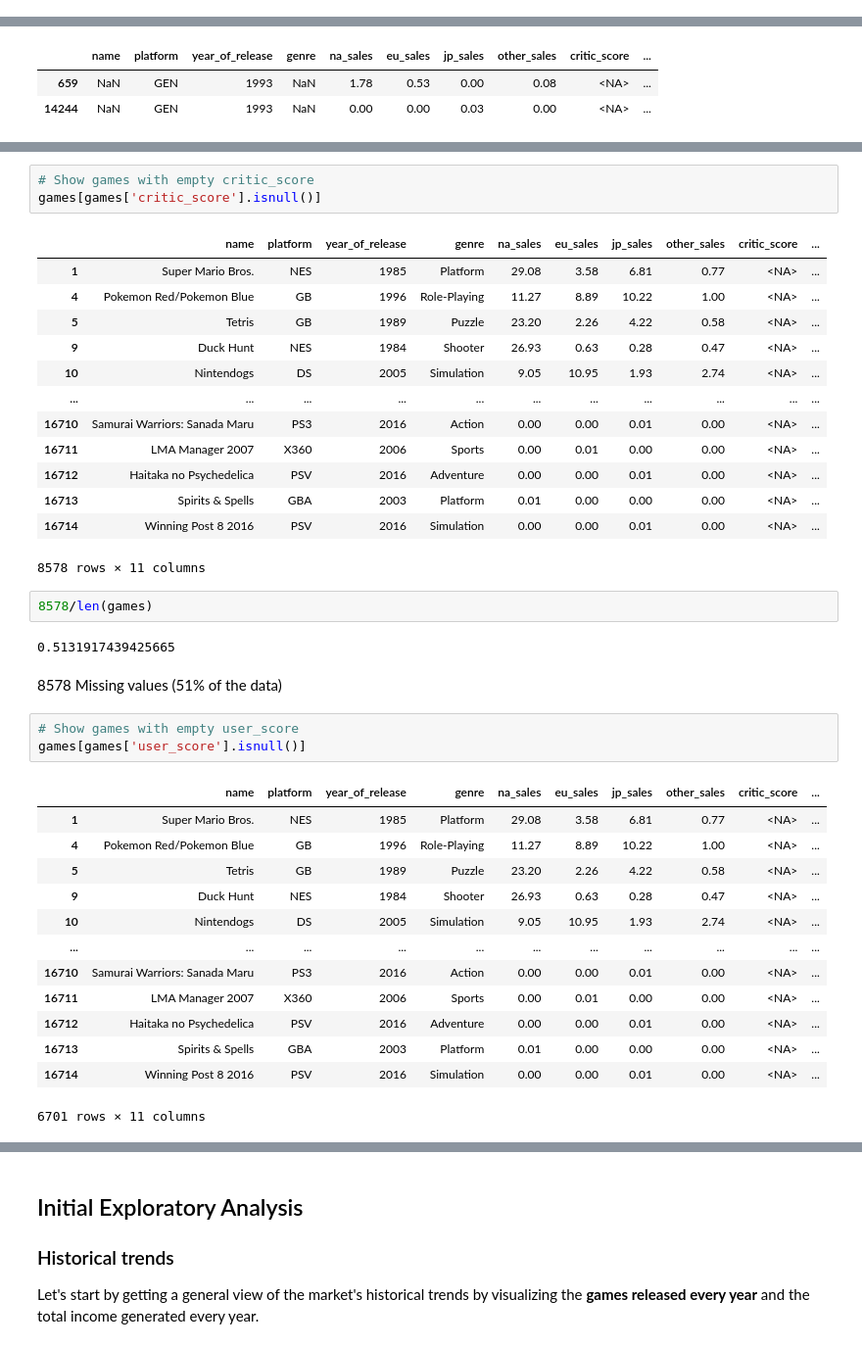
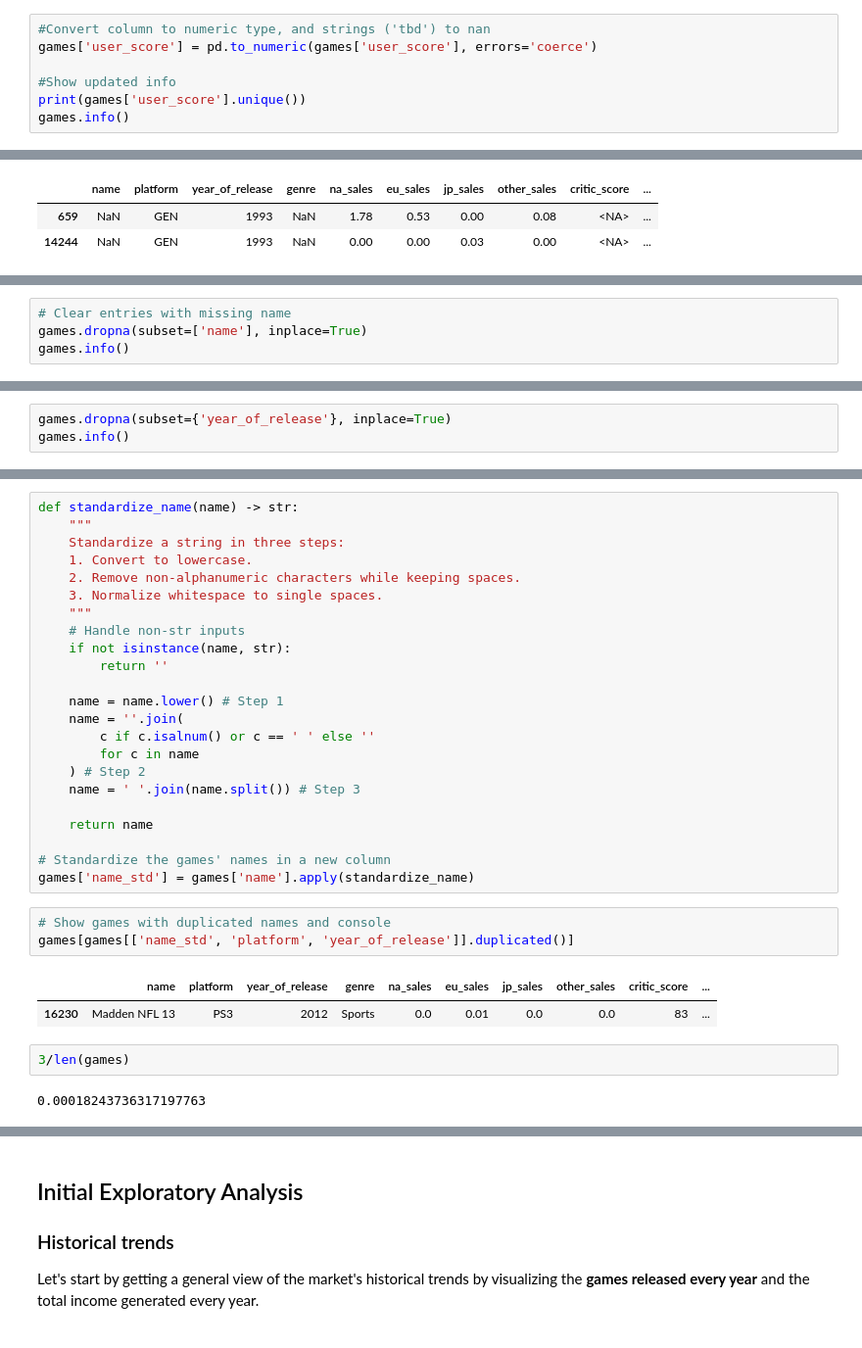
Before and after one commit to PabloHermun/videogames_succes, a Jupyter notebook: notebook.ipynb, the cells around one changed output, grey strips where cells are left out. Shown: that part at 98% size. Cells and saved outputs as stored; diff of their text form.

```diff
--- a/notebook.ipynb
+++ b/notebook.ipynb
@@ -126,0 +125,7 @@ games['critic_score'] = games['critic_score'].astype('Int64')
+# %%
+#Convert column to numeric type, and strings ('tbd') to nan
+games['user_score'] = pd.to_numeric(games['user_score'], errors='coerce')
+
+#Show updated info
+print(games['user_score'].unique())
+games.info()
@@ -215,0 +189,4 @@ One of them is the highest selling for the company that year and the other one i
+# %%
+# Clear entries with missing name
+games.dropna(subset=['name'], inplace=True)
+games.info()
@@ -240,0 +255,3 @@ Let's check what percentage of the total sales they represent to decide if we ca
+# %%
+games.dropna(subset={'year_of_release'}, inplace=True)
+games.info()
@@ -241,40 +309,33 @@ Let's check what percentage of the total sales they represent to decide if we ca
+# %%
+def standardize_name(name) -> str:
+    """
+    Standardize a string in three steps:
+    1. Convert to lowercase.
+    2. Remove non-alphanumeric characters while keeping spaces.
+    3. Normalize whitespace to single spaces.
+    """
+    # Handle non-str inputs
+    if not isinstance(name, str):
+        return ''
+
+    name = name.lower() # Step 1
+    name = ''.join(
+        c if c.isalnum() or c == ' ' else ''
+        for c in name
+    ) # Step 2
+    name = ' '.join(name.split()) # Step 3
+
+    return name
+
+# Standardize the games' names in a new column
+games['name_std'] = games['name'].apply(standardize_name)
 # %%
-# Show games with empty critic_score
-games[games['critic_score'].isnull()]
+# Show games with duplicated names and console
+games[games[['name_std', 'platform', 'year_of_release']].duplicated()]
 # %% [output]
 |  | name | platform | year_of_release | genre | na_sales | eu_sales | jp_sales | other_sales | critic_score | ... |
-| 1 | Super Mario Bros. | NES | 1985 | Platform | 29.08 | 3.58 | 6.81 | 0.77 | <NA> | ... |
-| 4 | Pokemon Red/Pokemon Blue | GB | 1996 | Role-Playing | 11.27 | 8.89 | 10.22 | 1.00 | <NA> | ... |
-| 5 | Tetris | GB | 1989 | Puzzle | 23.20 | 2.26 | 4.22 | 0.58 | <NA> | ... |
-| 9 | Duck Hunt | NES | 1984 | Shooter | 26.93 | 0.63 | 0.28 | 0.47 | <NA> | ... |
-| 10 | Nintendogs | DS | 2005 | Simulation | 9.05 | 10.95 | 1.93 | 2.74 | <NA> | ... |
-| ... | ... | ... | ... | ... | ... | ... | ... | ... | ... | ... |
-| 16710 | Samurai Warriors: Sanada Maru | PS3 | 2016 | Action | 0.00 | 0.00 | 0.01 | 0.00 | <NA> | ... |
-| 16711 | LMA Manager 2007 | X360 | 2006 | Sports | 0.00 | 0.01 | 0.00 | 0.00 | <NA> | ... |
-| 16712 | Haitaka no Psychedelica | PSV | 2016 | Adventure | 0.00 | 0.00 | 0.01 | 0.00 | <NA> | ... |
-| 16713 | Spirits & Spells | GBA | 2003 | Platform | 0.01 | 0.00 | 0.00 | 0.00 | <NA> | ... |
-| 16714 | Winning Post 8 2016 | PSV | 2016 | Simulation | 0.00 | 0.00 | 0.01 | 0.00 | <NA> | ... |
+| 16230 | Madden NFL 13 | PS3 | 2012 | Sports | 0.0 | 0.01 | 0.0 | 0.0 | 83 | ... |
-8578 rows × 11 columns
 # %%
-8578/len(games)
+3/len(games)
 # %% [output]
-0.5131917439425665
+0.00018243736317197763
-# %% [markdown]
-8578 Missing values (51% of the data)
-# %%
-# Show games with empty user_score
-games[games['user_score'].isnull()]
-# %% [output]
-|  | name | platform | year_of_release | genre | na_sales | eu_sales | jp_sales | other_sales | critic_score | ... |
-| 1 | Super Mario Bros. | NES | 1985 | Platform | 29.08 | 3.58 | 6.81 | 0.77 | <NA> | ... |
-| 4 | Pokemon Red/Pokemon Blue | GB | 1996 | Role-Playing | 11.27 | 8.89 | 10.22 | 1.00 | <NA> | ... |
-| 5 | Tetris | GB | 1989 | Puzzle | 23.20 | 2.26 | 4.22 | 0.58 | <NA> | ... |
-| 9 | Duck Hunt | NES | 1984 | Shooter | 26.93 | 0.63 | 0.28 | 0.47 | <NA> | ... |
-| 10 | Nintendogs | DS | 2005 | Simulation | 9.05 | 10.95 | 1.93 | 2.74 | <NA> | ... |
-| ... | ... | ... | ... | ... | ... | ... | ... | ... | ... | ... |
-| 16710 | Samurai Warriors: Sanada Maru | PS3 | 2016 | Action | 0.00 | 0.00 | 0.01 | 0.00 | <NA> | ... |
-| 16711 | LMA Manager 2007 | X360 | 2006 | Sports | 0.00 | 0.01 | 0.00 | 0.00 | <NA> | ... |
-| 16712 | Haitaka no Psychedelica | PSV | 2016 | Adventure | 0.00 | 0.00 | 0.01 | 0.00 | <NA> | ... |
-| 16713 | Spirits & Spells | GBA | 2003 | Platform | 0.01 | 0.00 | 0.00 | 0.00 | <NA> | ... |
-| 16714 | Winning Post 8 2016 | PSV | 2016 | Simulation | 0.00 | 0.00 | 0.01 | 0.00 | <NA> | ... |
-6701 rows × 11 columns
```
Also changed, not shown: parts of 68 cells of this notebook.
